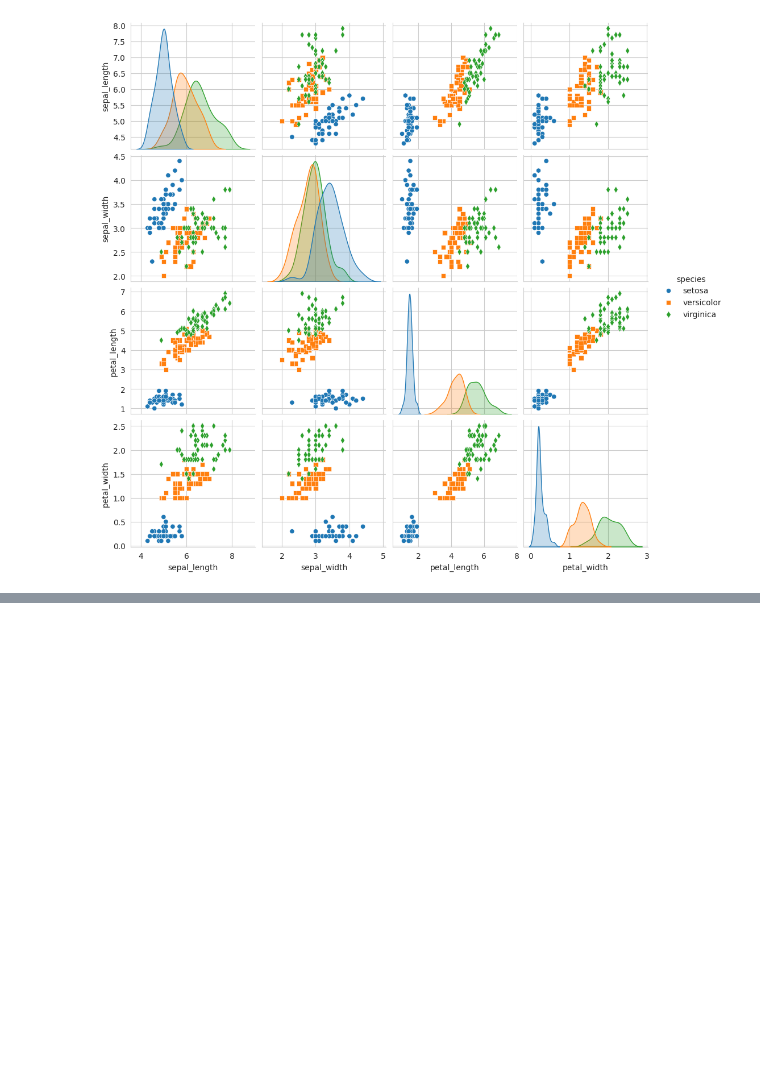
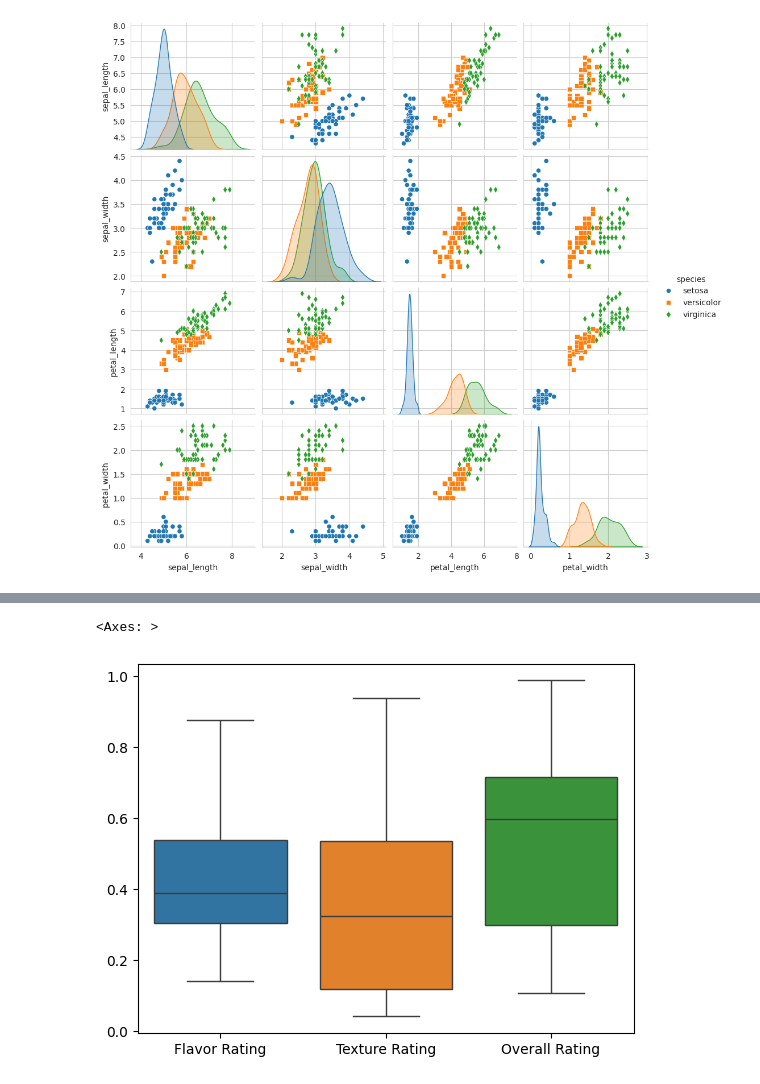
Before and after one commit to bohara10/ML_training, a Jupyter notebook: visulaization.ipynb, the cells around one changed output, grey strips where cells are left out. Cells and saved outputs as stored; diff of their text form; code cells hidden in the pictures; blank space fills up the shorter version.

```diff
--- a/visulaization.ipynb
+++ b/visulaization.ipynb
@@ -82,0 +124,5 @@ df = pd.read_csv("/content/drive/MyDrive/Ice Cream Ratings.csv")
+# %%
+sns.boxplot(data=df)
+# %% [output]
+<Axes: >
+[figure, added]
```
Also changed, not shown: parts of 11 cells of this notebook.
